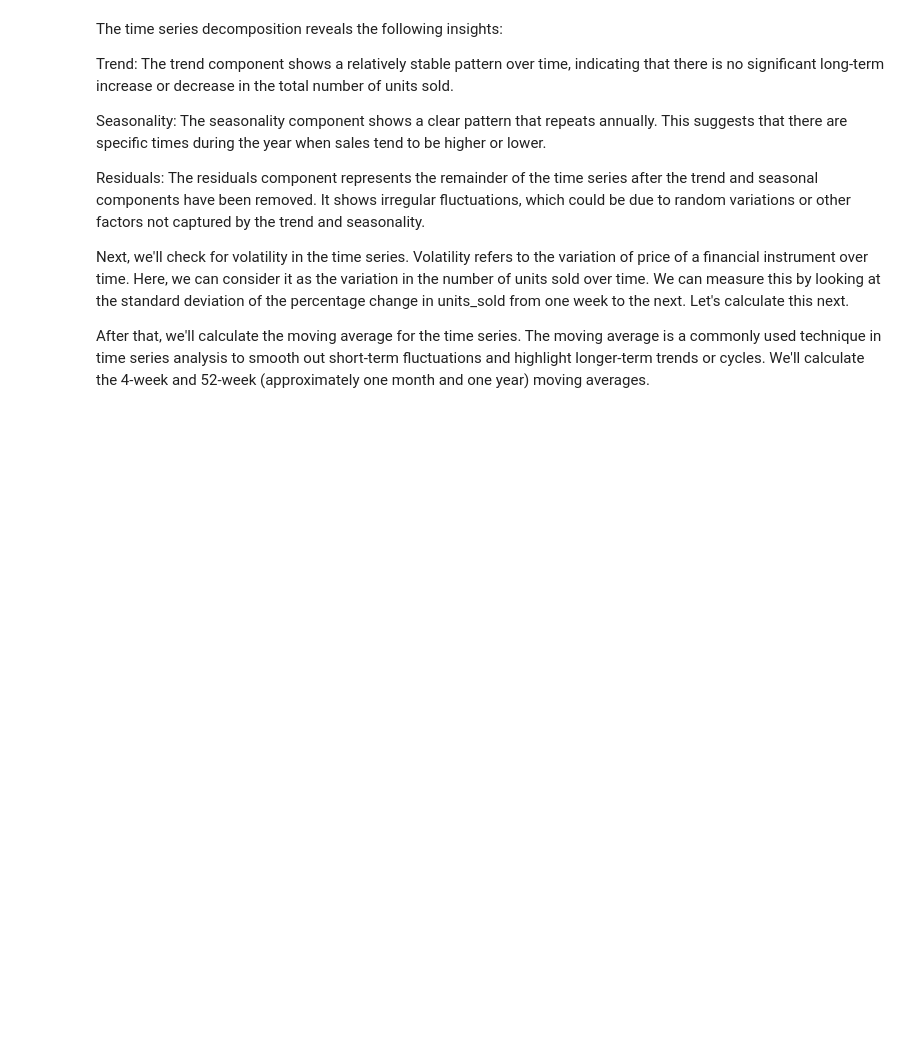
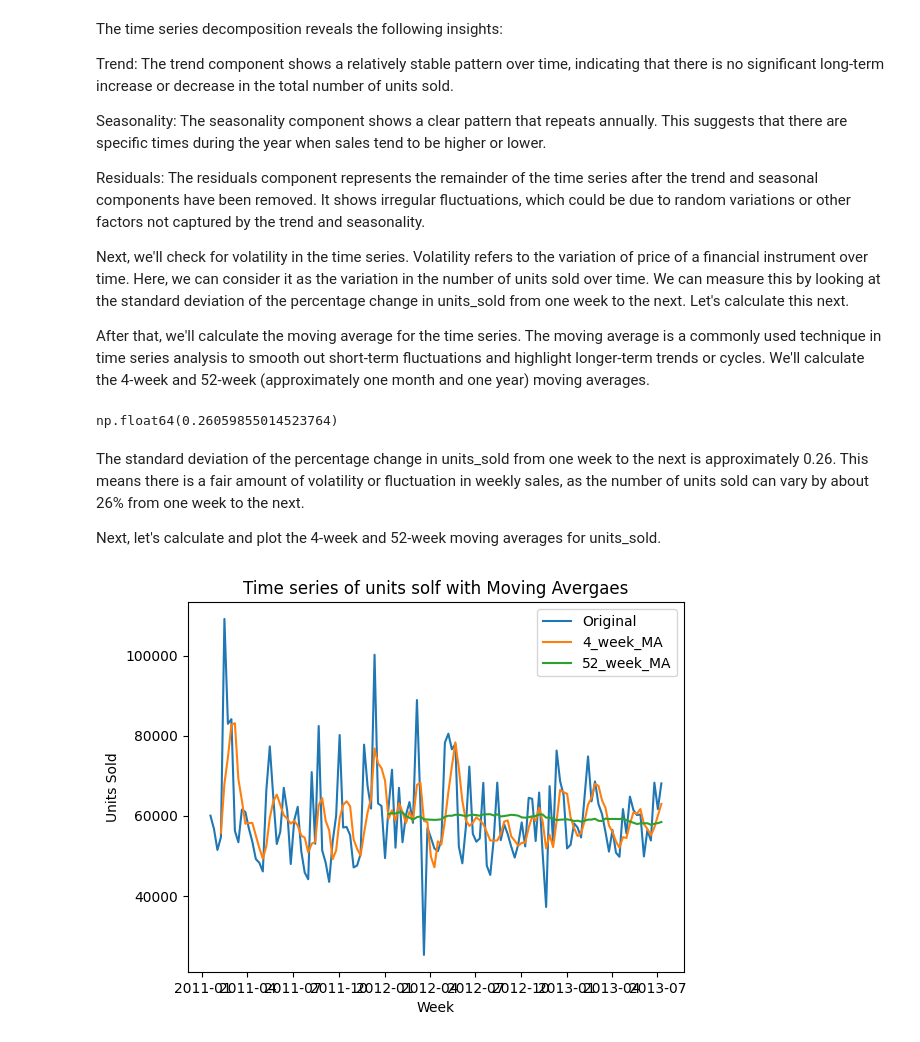
Before and after one commit to HishitaGupta/AI-ML-Progress, a Jupyter notebook: TimeSeriesForecasting/EcommerceDemandForecasting.ipynb, the cells around one changed output. Saved outputs shown, nothing was run; the diff lists cells and outputs as text; code cells hidden in the pictures; blank space fills up the shorter version.

```diff
--- a/TimeSeriesForecasting/EcommerceDemandForecasting.ipynb
+++ b/TimeSeriesForecasting/EcommerceDemandForecasting.ipynb
@@ -224,3 +224,39 @@ Residuals: The residuals component represents the remainder of the time series a
 Next, we'll check for volatility in the time series. Volatility refers to the variation of price of a financial instrument over time. Here, we can consider it as the variation in the number of units sold over time. We can measure this by looking at the standard deviation of the percentage change in units_sold from one week to the next. Let's calculate this next.
 
 After that, we'll calculate the moving average for the time series. The moving average is a commonly used technique in time series analysis to smooth out short-term fluctuations and highlight longer-term trends or cycles. We'll calculate the 4-week and 52-week (approximately one month and one year) moving averages.
+# %%
+# Calculate the percentage change in 'units_sold' from one week to the next
+
+weekly_data['units_sold_pct_change'] = weekly_data['units_sold'].pct_change()
+
+# Calculate the standard deviation of these percentage changes
+volatility = weekly_data['units_sold_pct_change'].std()
+
+volatility
+# %% [output]
+np.float64(0.26059855014523764)
+# %% [markdown]
+The standard deviation of the percentage change in units_sold from one week to the next is approximately 0.26. This means there is a fair amount of volatility or fluctuation in weekly sales, as the number of units sold can vary by about 26% from one week to the next.
+
+Next, let's calculate and plot the 4-week and 52-week moving averages for units_sold.
+# %%
+# Calculate the 4-week and 52 week moving averages
+
+weekly_data['4_week_MA'] = weekly_data['units_sold'].rolling(window=4).mean()
+weekly_data['52_week_MA'] = weekly_data['units_sold'].rolling(window=52).mean()
+
+# PLot the original time series and moving averages
+plt.plot(figsize=(15,6))
+
+plt.plot(weekly_data['units_sold'],label='Original')
+plt.plot(weekly_data['4_week_MA'],label='4_week_MA')
+plt.plot(weekly_data['52_week_MA'],label='52_week_MA')
+
+plt.title('Time series of units solf with Moving Avergaes')
+plt.xlabel('Week')
+plt.ylabel('Units Sold')
+plt.legend()
+
+plt.show()
+# %% [output]
+[figure, added]
```
Also changed, not shown: parts of 22 cells of this notebook, 1 other file.
